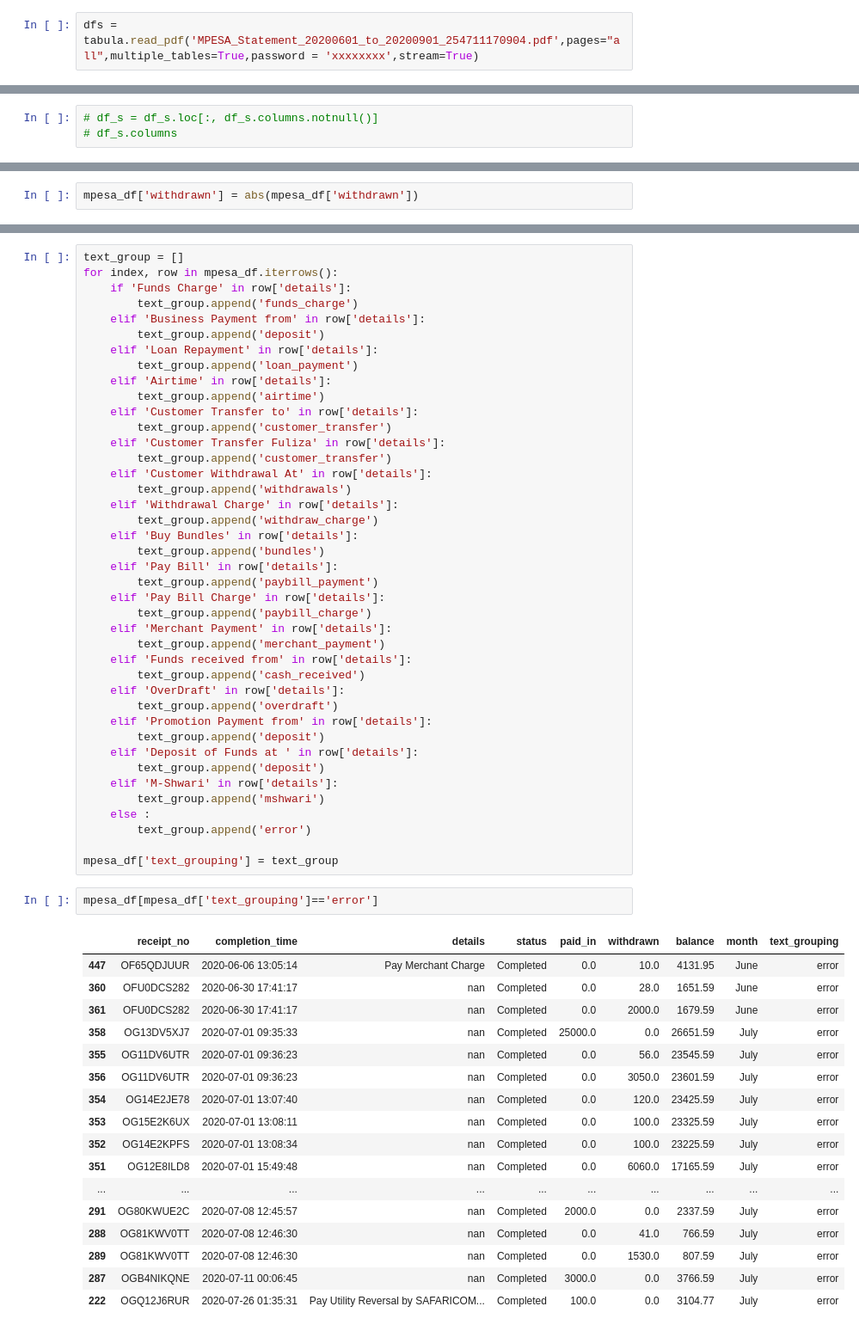
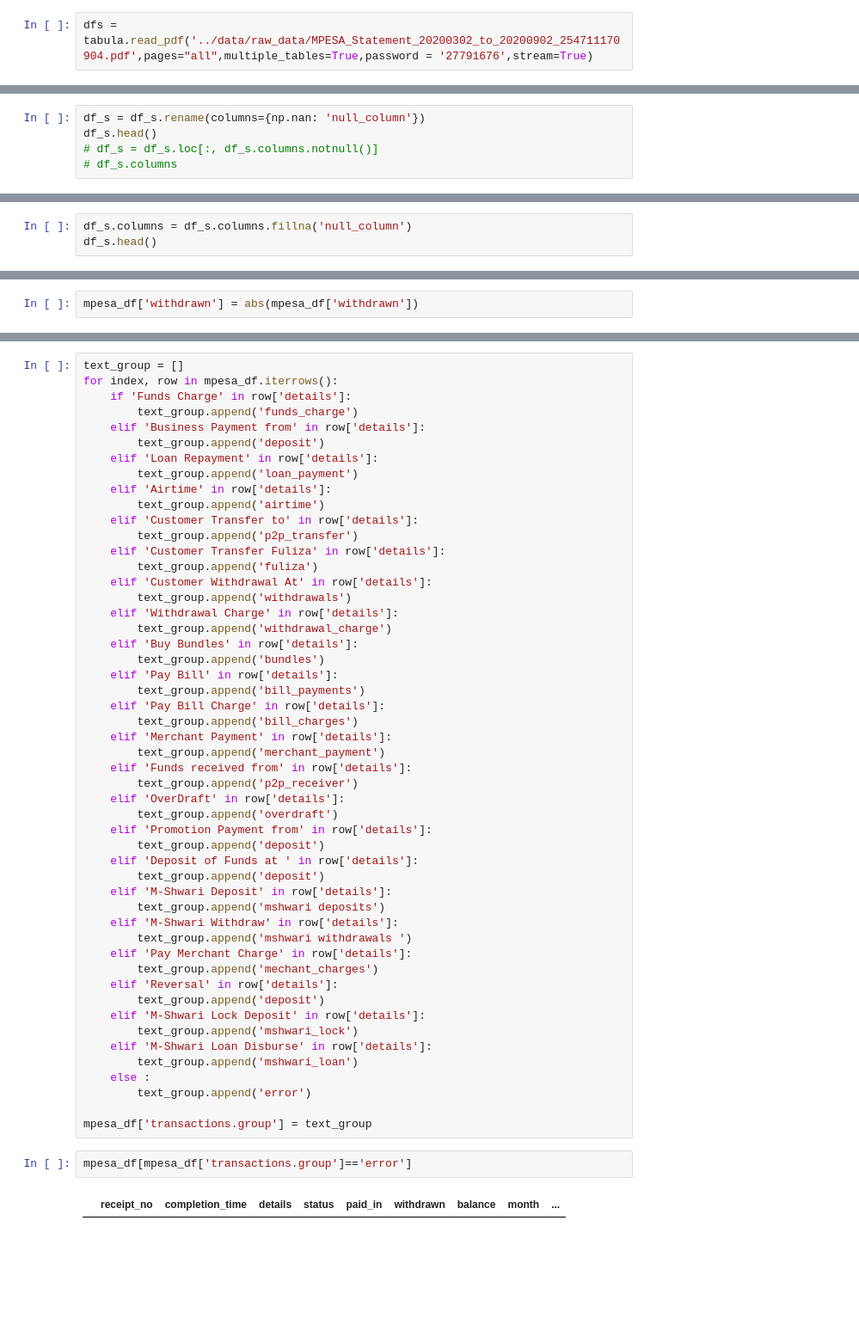
Before and after one commit to LangatGilbert/100daysofcode, a Jupyter notebook: mpesa_analysis/code/file extraction in pdf.ipynb, the cells around one changed output, grey strips where cells are left out. Shown at 86% size. Saved outputs shown, nothing was run; the diff lists cells and outputs as text; blank space fills up the shorter version.

Commit message:
updated mpesa analysis

```diff
--- a/mpesa_analysis/code/file extraction in pdf.ipynb
+++ b/mpesa_analysis/code/file extraction in pdf.ipynb
@@ -23,2 +67,2 @@ warnings.filterwarnings('ignore')
 # %%
-dfs = tabula.read_pdf('MPESA_Statement_20200601_to_20200901_254711170904.pdf',pages="all",multiple_tables=True,password = 'xxxxxxxx',stream=True)
+dfs = tabula.read_pdf('../data/raw_data/MPESA_Statement_20200302_to_20200902_254711170904.pdf',pages="all",multiple_tables=True,password = '27791676',stream=True)
@@ -43,5 +92,7 @@ df_s.shape
 # %% [output]
 (80, 8)
 # %%
+df_s = df_s.rename(columns={np.nan: 'null_column'})
+df_s.head()
 # df_s = df_s.loc[:, df_s.columns.notnull()]
 # df_s.columns
@@ -49,0 +106,3 @@ df_s.to_csv("table_sample.csv")
+# %%
+df_s.columns = df_s.columns.fillna('null_column')
+df_s.head()
@@ -254,52 +344,46 @@ for index, row in mpesa_df.iterrows():
     elif 'Airtime' in row['details']:
         text_group.append('airtime')
     elif 'Customer Transfer to' in row['details']:
-        text_group.append('customer_transfer')
+        text_group.append('p2p_transfer')
     elif 'Customer Transfer Fuliza' in row['details']:
-        text_group.append('customer_transfer')
+        text_group.append('fuliza')
     elif 'Customer Withdrawal At' in row['details']:
         text_group.append('withdrawals')
     elif 'Withdrawal Charge' in row['details']:
-        text_group.append('withdraw_charge')
+        text_group.append('withdrawal_charge')
     elif 'Buy Bundles' in row['details']:
         text_group.append('bundles')
     elif 'Pay Bill' in row['details']:
-        text_group.append('paybill_payment')
+        text_group.append('bill_payments')
     elif 'Pay Bill Charge' in row['details']:
-        text_group.append('paybill_charge')
+        text_group.append('bill_charges')
     elif 'Merchant Payment' in row['details']:
         text_group.append('merchant_payment')
     elif 'Funds received from' in row['details']:
-        text_group.append('cash_received')
+        text_group.append('p2p_receiver')
     elif 'OverDraft' in row['details']:
         text_group.append('overdraft')
     elif 'Promotion Payment from' in row['details']:
         text_group.append('deposit')
     elif 'Deposit of Funds at ' in row['details']:
         text_group.append('deposit')
-    elif 'M-Shwari' in row['details']:
-        text_group.append('mshwari')
+    elif 'M-Shwari Deposit' in row['details']:
+        text_group.append('mshwari deposits')
+    elif 'M-Shwari Withdraw' in row['details']:
+        text_group.append('mshwari withdrawals ')
+    elif 'Pay Merchant Charge' in row['details']:
+        text_group.append('mechant_charges')
+    elif 'Reversal' in row['details']:
+        text_group.append('deposit')
+    elif 'M-Shwari Lock Deposit' in row['details']:
+        text_group.append('mshwari_lock')
+    elif 'M-Shwari Loan Disburse' in row['details']:
+        text_group.append('mshwari_loan')
     else :
         text_group.append('error')
 
-mpesa_df['text_grouping'] = text_group
+mpesa_df['transactions.group'] = text_group
 # %%
-mpesa_df[mpesa_df['text_grouping']=='error']
+mpesa_df[mpesa_df['transactions.group']=='error']
 # %% [output]
-|  | receipt_no | completion_time | details | status | paid_in | withdrawn | balance | month | text_grouping |
-| 447 | OF65QDJUUR | 2020-06-06 13:05:14 | Pay Merchant Charge | Completed | 0.0 | 10.0 | 4131.95 | June | error |
-| 360 | OFU0DCS282 | 2020-06-30 17:41:17 | nan | Completed | 0.0 | 28.0 | 1651.59 | June | error |
-| 361 | OFU0DCS282 | 2020-06-30 17:41:17 | nan | Completed | 0.0 | 2000.0 | 1679.59 | June | error |
-| 358 | OG13DV5XJ7 | 2020-07-01 09:35:33 | nan | Completed | 25000.0 | 0.0 | 26651.59 | July | error |
-| 355 | OG11DV6UTR | 2020-07-01 09:36:23 | nan | Completed | 0.0 | 56.0 | 23545.59 | July | error |
-| 356 | OG11DV6UTR | 2020-07-01 09:36:23 | nan | Completed | 0.0 | 3050.0 | 23601.59 | July | error |
-| 354 | OG14E2JE78 | 2020-07-01 13:07:40 | nan | Completed | 0.0 | 120.0 | 23425.59 | July | error |
-| 353 | OG15E2K6UX | 2020-07-01 13:08:11 | nan | Completed | 0.0 | 100.0 | 23325.59 | July | error |
-| 352 | OG14E2KPFS | 2020-07-01 13:08:34 | nan | Completed | 0.0 | 100.0 | 23225.59 | July | error |
-| 351 | OG12E8ILD8 | 2020-07-01 15:49:48 | nan | Completed | 0.0 | 6060.0 | 17165.59 | July | error |
-| ... | ... | ... | ... | ... | ... | ... | ... | ... | ... |
-| 291 | OG80KWUE2C | 2020-07-08 12:45:57 | nan | Completed | 2000.0 | 0.0 | 2337.59 | July | error |
-| 288 | OG81KWV0TT | 2020-07-08 12:46:30 | nan | Completed | 0.0 | 41.0 | 766.59 | July | error |
-| 289 | OG81KWV0TT | 2020-07-08 12:46:30 | nan | Completed | 0.0 | 1530.0 | 807.59 | July | error |
-| 287 | OGB4NIKQNE | 2020-07-11 00:06:45 | nan | Completed | 3000.0 | 0.0 | 3766.59 | July | error |
-| 222 | OGQ12J6RUR | 2020-07-26 01:35:31 | Pay Utility Reversal by SAFARICOM... | Completed | 100.0 | 0.0 | 3104.77 | July | error |
+|  | receipt_no | completion_time | details | status | paid_in | withdrawn | balance | month | ... |
```
Also changed, not shown: parts of 31 cells of this notebook, 7 other files.
